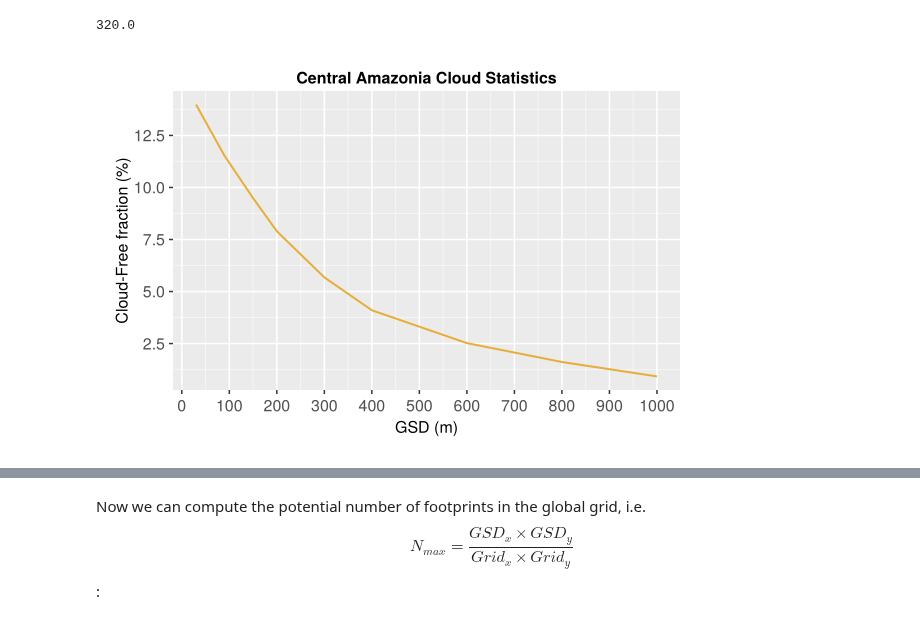
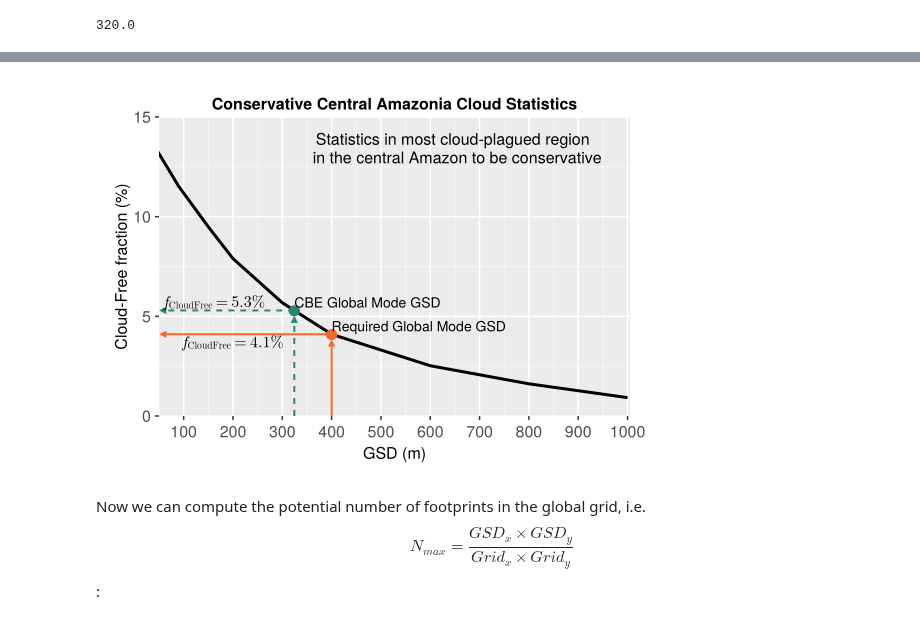
Before and after one commit to Carbon-I/CarbonI, a Jupyter notebook: src/notebooks/Level1-Req-4.ipynb, the cells around one changed output, grey strips where cells are left out. Drawn from its saved outputs; the diff is of its cells as text; code cells hidden in the pictures.

```diff
--- a/src/notebooks/Level1-Req-4.ipynb
+++ b/src/notebooks/Level1-Req-4.ipynb
@@ -46,10 +93,49 @@ background_vmr_n2o = 320.0   # in ppb
 cs = readdlm("../../data/CloudStatsCentralAmazonia.dat");
 cf_interp = LinearInterpolation(cs[:,1], cs[:,2], extrapolation_bc=Line());
 gsds = 30:10:1000;
-# %%
-f = Figure(resolution=(600,400))
-ax = Axis(f[1,1], xlabel="GSD (m)", ylabel="Cloud-Free fraction (%)", xticks = 0:100:1000, title="Central Amazonia Cloud Statistics")
-lines!(ax, gsds, 100cf_interp.(gsds), color=CarbonI_colors[1], linewidth=2)
-f
-# %% [output]
-[figure, removed]
+# %%
+
+req_pix = sqrt(prod(global_mode_gsd_req))
+cbe_pix = sqrt(prod(global_mode_gsd_cbe))
+req_fcl = 100cf_interp(req_pix)
+cbe_fcl = 100cf_interp(cbe_pix)
+
+f = Figure(resolution=(550,400))
+ax = Axis(f[1,1], xlabel="GSD (m)", ylabel="Cloud-Free fraction (%)", xticks = 0:100:1000, title="Conservative Central Amazonia Cloud Statistics")
+lines!(ax, gsds, 100cf_interp.(gsds), color=:black, linewidth=3)
+
+scatter!(ax, req_pix, req_fcl, markersize = 15, marker = :circ, color = CarbonI_colors[5])
+text!(ax,"Required Global Mode GSD", position = (req_pix, req_fcl),
+            align = (:left, :bottom), color = :black, fontsize=14)
+
+scatter!(ax, cbe_pix, cbe_fcl, markersize = 15, marker = :circ,color = CarbonI_colors[3])
+text!(ax,"CBE Global Mode GSD", position = (cbe_pix, cbe_fcl),
+                        align = (:left, :bottom), color = :black, fontsize=14)
+
+arrows!(ax, [req_pix,],[0,],[0,],[req_fcl-0.5,],arrowsize = 10, linewidth=2, color = CarbonI_colors[5])
+arrows!(ax, [req_pix,],[req_fcl,] ,[-req_pix+60,],[0,],arrowsize = 10, linewidth=2, color = CarbonI_colors[5])
+
+arrows!(ax, [cbe_pix,],[0,],[0,],[cbe_fcl-0.5,],arrowsize = 10, linewidth=2, color = CarbonI_colors[3], linestyle=:dash)
+arrows!(ax, [cbe_pix,],[cbe_fcl,] ,[-cbe_pix+60,],[0,],arrowsize = 10, linewidth=2, color = CarbonI_colors[3], linestyle=:dash)
+
+rounded_val = @sprintf("%1.1f", req_fcl)
+# Build the full string with proper escapes:
+full_label_str = "\$f_{\\text{CloudFree}} = $rounded_val \\text{%}\$"
+# Convert it to a LaTeXString.
+full_label = latexstring(full_label_str)
+text!(ax, full_label, position = (req_pix/2, req_fcl), align = (:center, :top), color = :black)
+rounded_val = @sprintf("%1.1f", cbe_fcl)
+# Build the full string with proper escapes:
+full_label_str = "\$f_{\\text{CloudFree}} = $rounded_val \\text{%}\$"
+# Convert it to a LaTeXString.
+full_label = latexstring(full_label_str)
+text!(ax, full_label, position = (cbe_pix/2, cbe_fcl), align = (:center, :bottom), color = :black)
+
+text!(ax, "Statistics in most cloud-plagued region \n in the central Amazon to be conservative", position = (650, 12.5), align = (:center, :bottom), color = :black)
+
+xlims!(ax, 50, 1005)
+ylims!(ax, 0, 15)
+save("../../plots/final/Level1-4-CloudStats.pdf",f)
+f
+#@show full_label
+# %% [output]
@@ -56,3 +150,4 @@ f
+[figure, added]
 # %% [markdown]
 Now we can compute the potential number of footprints in the global grid, i.e.
 $$
```
Also changed, not shown: parts of 15 cells of this notebook, 4 other files.
